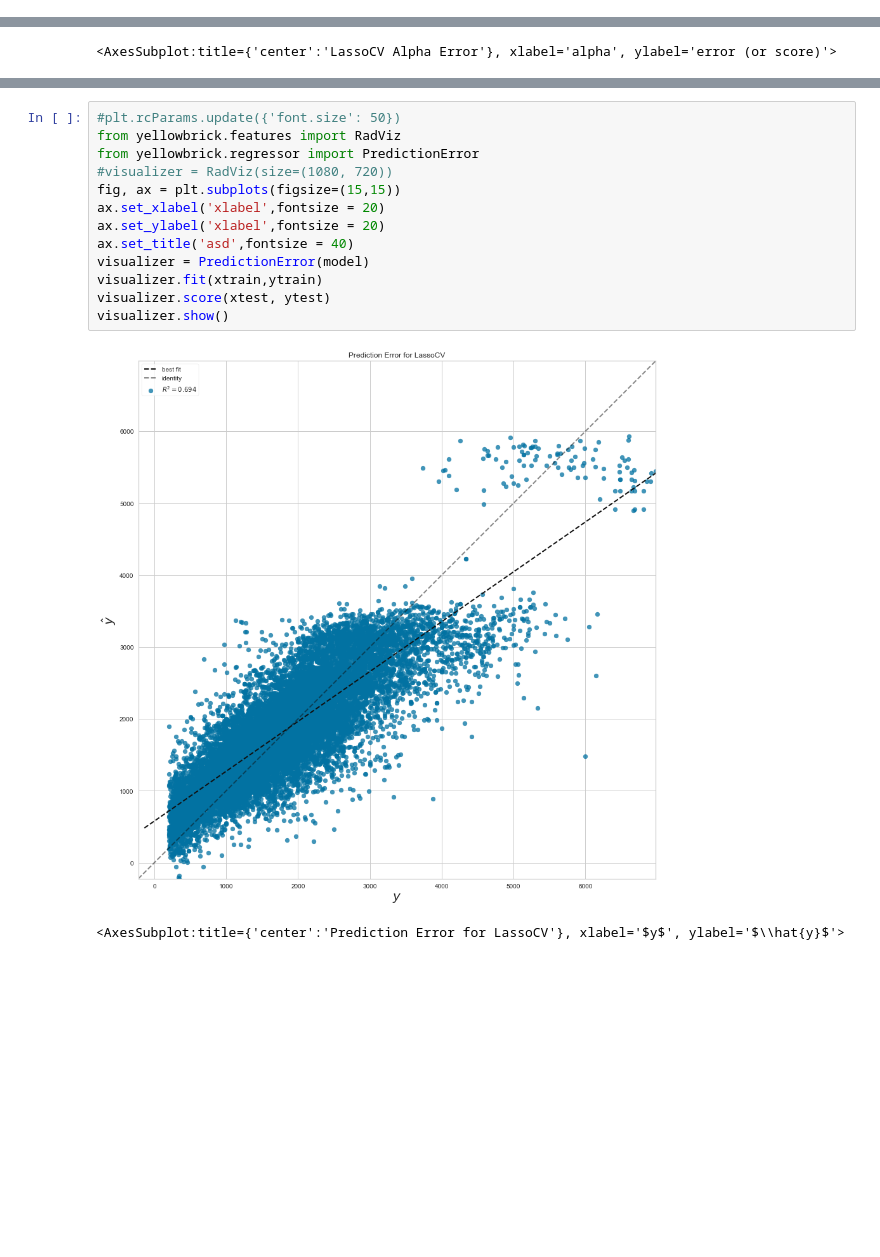
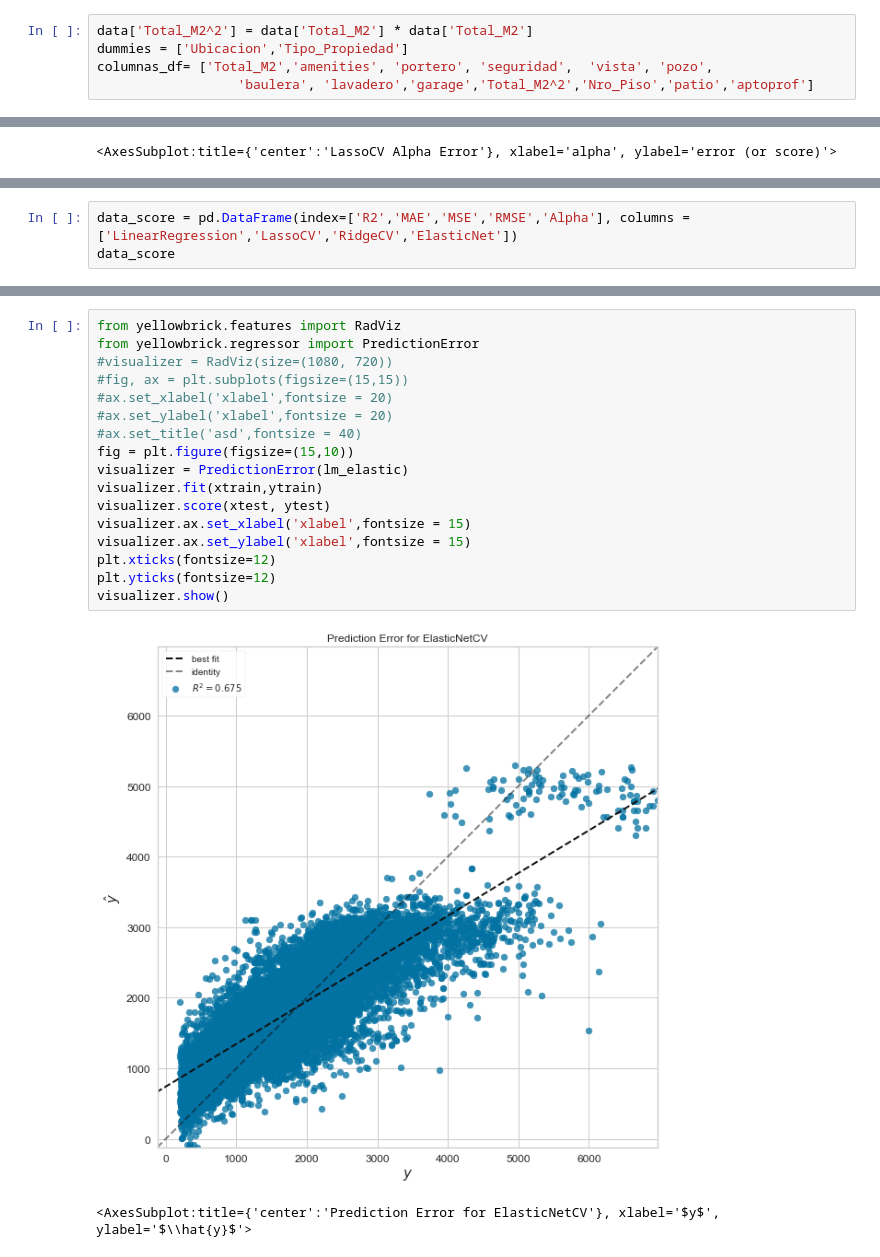
Before and after one commit to astach-DS/TP---Properati, a Jupyter notebook: TP properati PARTE 2.ipynb, the cells around one changed output, grey strips where cells are left out. Drawn from its saved outputs; the diff is of its cells as text; blank space fills up the shorter version.

```diff
--- a/TP properati PARTE 2.ipynb
+++ b/TP properati PARTE 2.ipynb
@@ -16,3 +14,8 @@ data['Total_M2^2'] = data['Total_M2'] * data['Total_M2']
+# %%
+data['Total_M2^2'] = data['Total_M2'] * data['Total_M2']
+dummies = ['Ubicacion','Tipo_Propiedad']
+columnas_df= ['Total_M2','amenities', 'portero', 'seguridad',  'vista', 'pozo',
+                  'baulera', 'lavadero','garage','Total_M2^2','Nro_Piso','patio','aptoprof']
 # %%
 lm = linear_model.LinearRegression()
 lm_elastic = linear_model.ElasticNetCV(normalize = True, cv = 4)
@@ -166,0 +170,3 @@ lm_lassocv.alphas
+# %%
+data_score = pd.DataFrame(index=['R2','MAE','MSE','RMSE','Alpha'], columns = ['LinearRegression','LassoCV','RidgeCV','ElasticNet'])
+data_score
@@ -167,17 +272,21 @@ lm_lassocv.alphas
 # %%
-#plt.rcParams.update({'font.size': 50})
 from yellowbrick.features import RadViz
 from yellowbrick.regressor import PredictionError
 #visualizer = RadViz(size=(1080, 720))
-fig, ax = plt.subplots(figsize=(15,15))
-ax.set_xlabel('xlabel',fontsize = 20)
-ax.set_ylabel('xlabel',fontsize = 20)
-ax.set_title('asd',fontsize = 40)
-visualizer = PredictionError(model)
+#fig, ax = plt.subplots(figsize=(15,15))
+#ax.set_xlabel('xlabel',fontsize = 20)
+#ax.set_ylabel('xlabel',fontsize = 20)
+#ax.set_title('asd',fontsize = 40)
+fig = plt.figure(figsize=(15,10))
+visualizer = PredictionError(lm_elastic)
 visualizer.fit(xtrain,ytrain)
 visualizer.score(xtest, ytest)
+visualizer.ax.set_xlabel('xlabel',fontsize = 15)
+visualizer.ax.set_ylabel('xlabel',fontsize = 15)
+plt.xticks(fontsize=12)
+plt.yticks(fontsize=12)
 visualizer.show()
 # %% [output]
-[figure, old version]
+[figure, new version]
-<AxesSubplot:title={'center':'Prediction Error for LassoCV'}, xlabel='$y$', ylabel='$\\hat{y}$'>
+<AxesSubplot:title={'center':'Prediction Error for ElasticNetCV'}, xlabel='$y$', ylabel='$\\hat{y}$'>
 # %%
```
Also changed, not shown: parts of 21 cells of this notebook.
